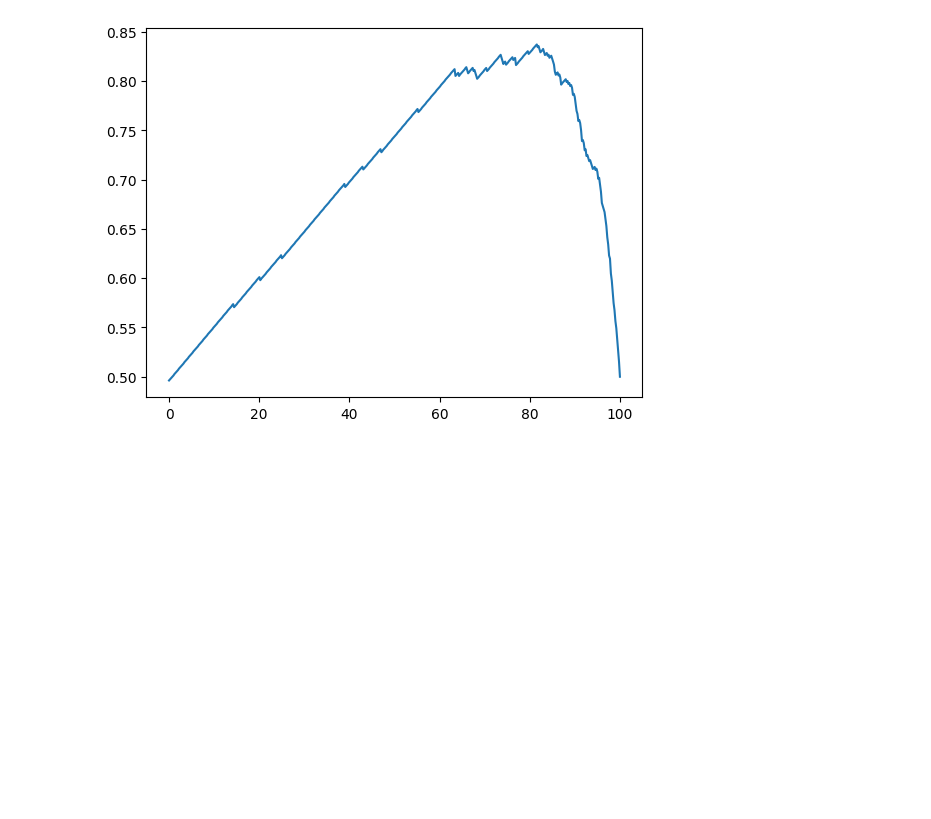
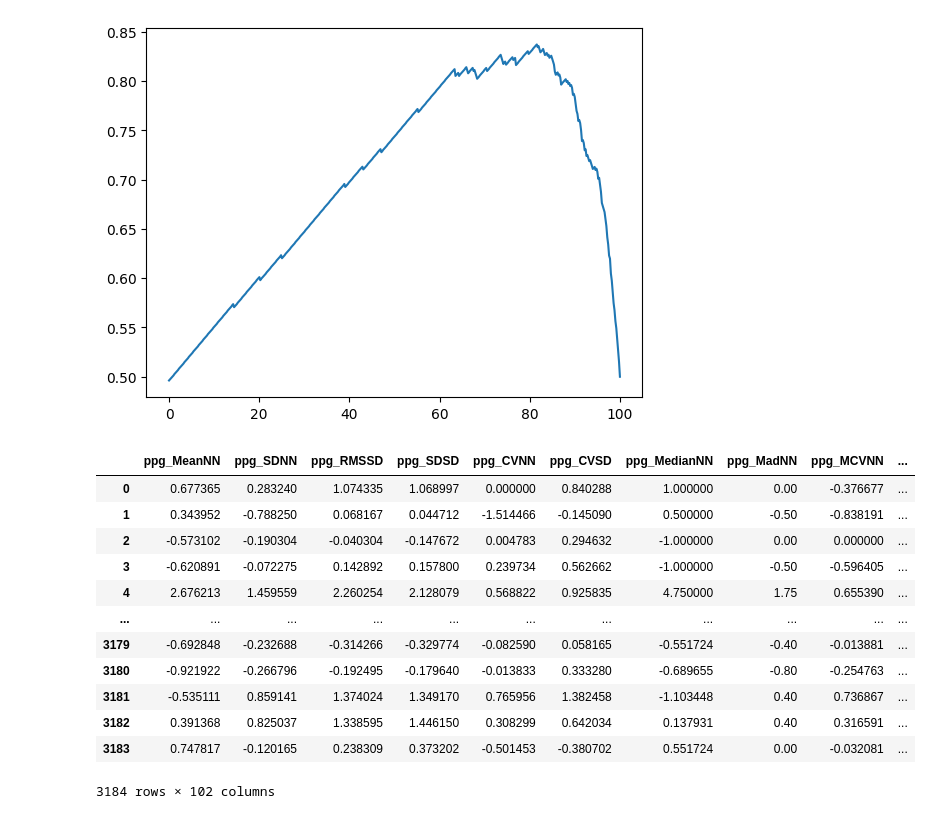
Before and after one commit to mrucker/diss, a Jupyter notebook: Samples.ipynb, the cells around one changed output. Drawn from its saved outputs; the diff is of its cells as text; code cells hidden in the pictures; blank space fills up the shorter version.

```diff
--- a/Samples.ipynb
+++ b/Samples.ipynb
@@ -1517,3 +880,19 @@ def local():
 local()
 # %% [output]
 [figure]
+# %%
+pd.read_csv(f'data/sims_features1.csv').iloc[:,7:]
+# %% [output]
+|  | ppg_MeanNN | ppg_SDNN | ppg_RMSSD | ppg_SDSD | ppg_CVNN | ppg_CVSD | ppg_MedianNN | ppg_MadNN | ppg_MCVNN | ... |
+| 0 | 0.677365 | 0.283240 | 1.074335 | 1.068997 | 0.000000 | 0.840288 | 1.000000 | 0.00 | -0.376677 | ... |
+| 1 | 0.343952 | -0.788250 | 0.068167 | 0.044712 | -1.514466 | -0.145090 | 0.500000 | -0.50 | -0.838191 | ... |
+| 2 | -0.573102 | -0.190304 | -0.040304 | -0.147672 | 0.004783 | 0.294632 | -1.000000 | 0.00 | 0.000000 | ... |
+| 3 | -0.620891 | -0.072275 | 0.142892 | 0.157800 | 0.239734 | 0.562662 | -1.000000 | -0.50 | -0.596405 | ... |
+| 4 | 2.676213 | 1.459559 | 2.260254 | 2.128079 | 0.568822 | 0.925835 | 4.750000 | 1.75 | 0.655390 | ... |
+| ... | ... | ... | ... | ... | ... | ... | ... | ... | ... | ... |
+| 3179 | -0.692848 | -0.232688 | -0.314266 | -0.329774 | -0.082590 | 0.058165 | -0.551724 | -0.40 | -0.013881 | ... |
+| 3180 | -0.921922 | -0.266796 | -0.192495 | -0.179640 | -0.013833 | 0.333280 | -0.689655 | -0.80 | -0.254763 | ... |
+| 3181 | -0.535111 | 0.859141 | 1.374024 | 1.349170 | 0.765956 | 1.382458 | -1.103448 | 0.40 | 0.736867 | ... |
+| 3182 | 0.391368 | 0.825037 | 1.338595 | 1.446150 | 0.308299 | 0.642034 | 0.137931 | 0.40 | 0.316591 | ... |
+| 3183 | 0.747817 | -0.120165 | 0.238309 | 0.373202 | -0.501453 | -0.380702 | 0.551724 | 0.00 | -0.032081 | ... |
+3184 rows × 102 columns
```
Also changed, not shown: parts of 42 cells of this notebook, 3 other files.
